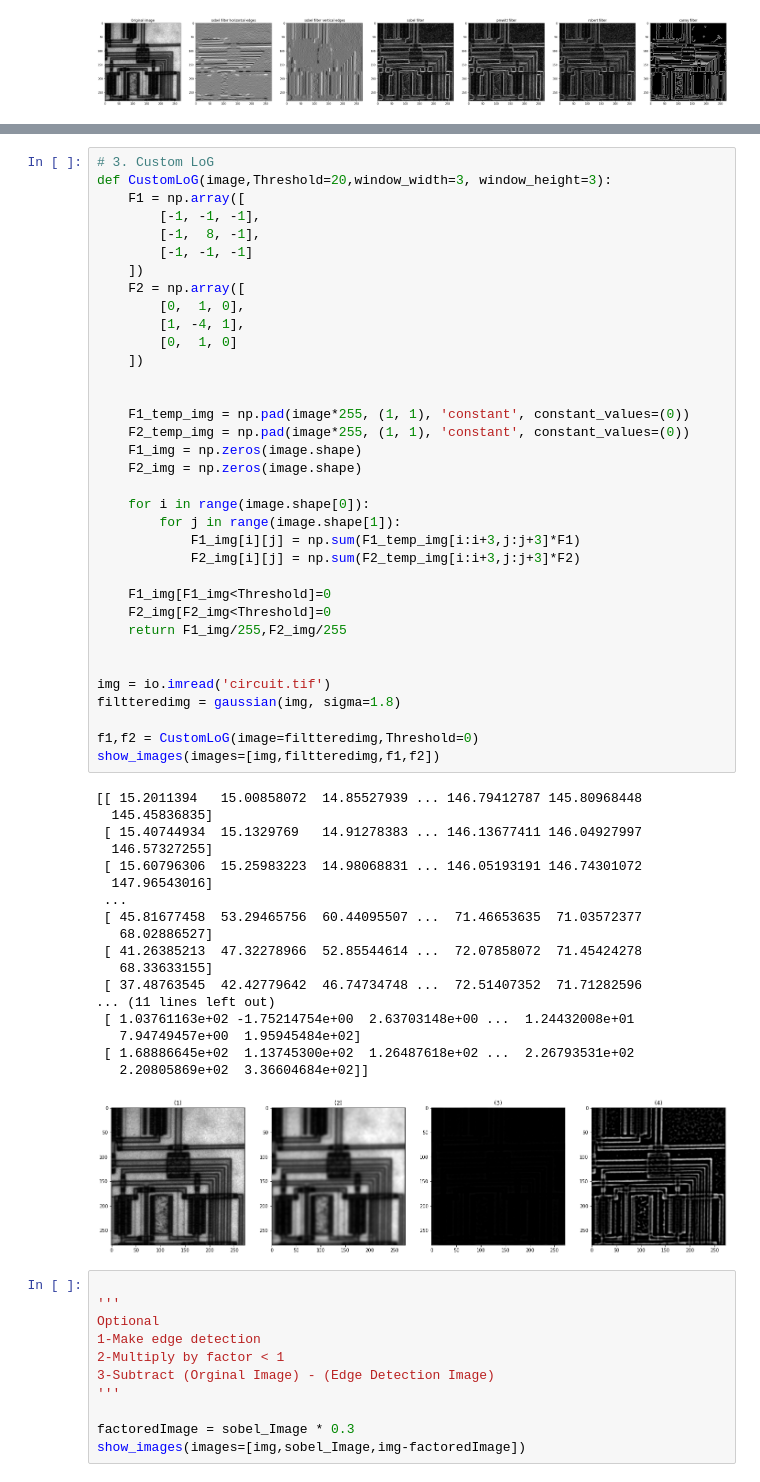
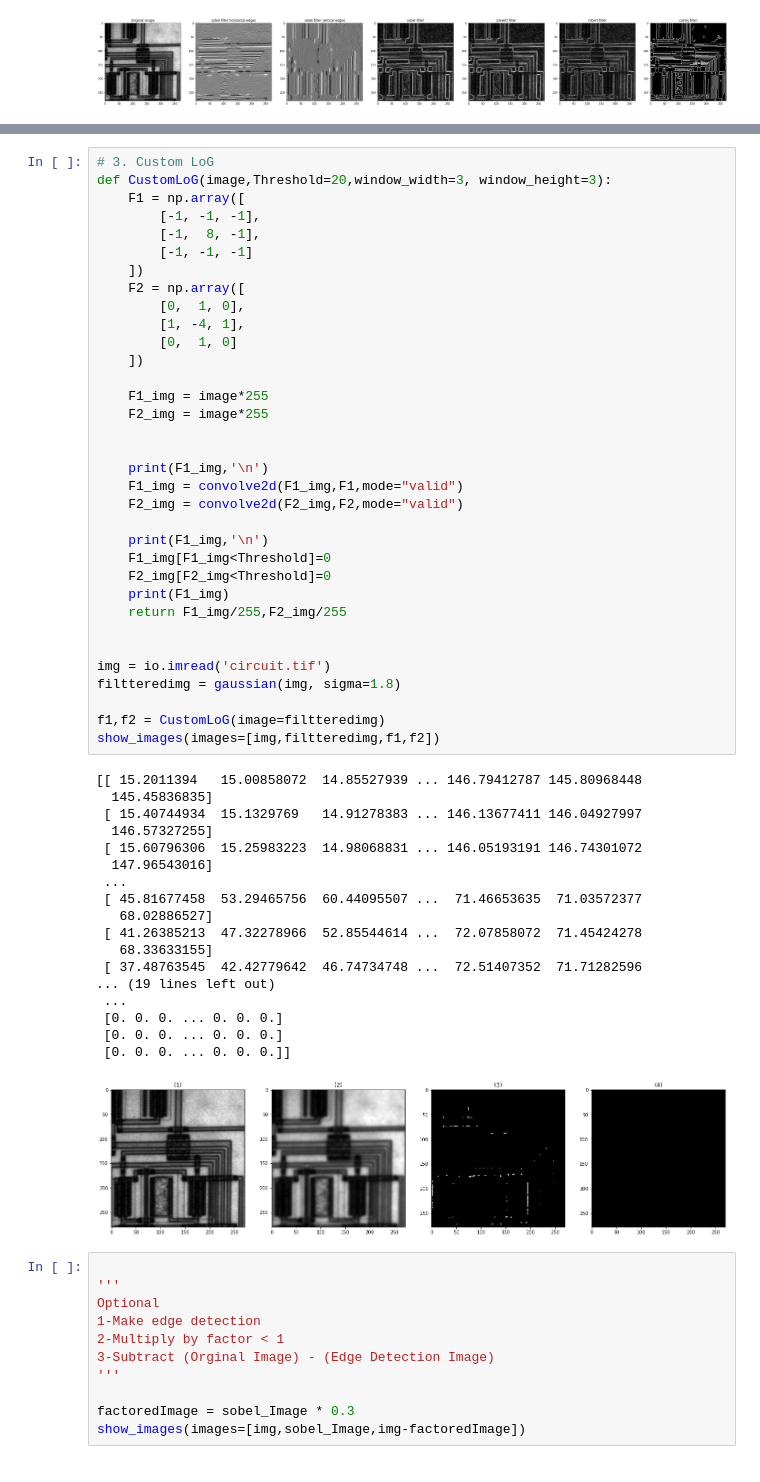
Before and after one commit to We2Am-BaSsem/IP-Labs, a Jupyter notebook: Lab5_Edge_Detection_STD/Lab_Edge_Detection_STD.ipynb, the cells around one changed output, grey strips where cells are left out. Drawn from its saved outputs; the diff is of its cells as text.

```diff
--- a/Lab5_Edge_Detection_STD/Lab_Edge_Detection_STD.ipynb
+++ b/Lab5_Edge_Detection_STD/Lab_Edge_Detection_STD.ipynb
@@ -100,48 +96,47 @@ def CustomLoG(image,Threshold=20,window_width=3, window_height=3):
         [0,  1, 0],
         [1, -4, 1],
         [0,  1, 0]
     ])
 
+    F1_img = image*255
+    F2_img = image*255
 
-    F1_temp_img = np.pad(image*255, (1, 1), 'constant', constant_values=(0))
-    F2_temp_img = np.pad(image*255, (1, 1), 'constant', constant_values=(0))
-    F1_img = np.zeros(image.shape)
-    F2_img = np.zeros(image.shape)
 
-    for i in range(image.shape[0]):
-        for j in range(image.shape[1]):
-            F1_img[i][j] = np.sum(F1_temp_img[i:i+3,j:j+3]*F1)
-            F2_img[i][j] = np.sum(F2_temp_img[i:i+3,j:j+3]*F2)
+    print(F1_img,'\n')
+    F1_img = convolve2d(F1_img,F1,mode="valid")
+    F2_img = convolve2d(F2_img,F2,mode="valid")
 
+    print(F1_img,'\n')
     F1_img[F1_img<Threshold]=0
     F2_img[F2_img<Threshold]=0
+    print(F1_img)
     return F1_img/255,F2_img/255
 
 
 img = io.imread('circuit.tif')
 filtteredimg = gaussian(img, sigma=1.8)
 
-f1,f2 = CustomLoG(image=filtteredimg,Threshold=0)
+f1,f2 = CustomLoG(image=filtteredimg)
 show_images(images=[img,filtteredimg,f1,f2])
 # %% [output]
 [[ 15.2011394   15.00858072  14.85527939 ... 146.79412787 145.80968448
   145.45836835]
  [ 15.40744934  15.1329769   14.91278383 ... 146.13677411 146.04927997
   146.57327255]
  [ 15.60796306  15.25983223  14.98068831 ... 146.05193191 146.74301072
   147.96543016]
  ...
  [ 45.81677458  53.29465756  60.44095507 ...  71.46653635  71.03572377
    68.02886527]
  [ 41.26385213  47.32278966  52.85544614 ...  72.07858072  71.45424278
    68.33633155]
  [ 37.48763545  42.42779642  46.74734748 ...  72.51407352  71.71282596
-... (11 lines left out)
- [ 1.03761163e+02 -1.75214754e+00  2.63703148e+00 ...  1.24432008e+01
-   7.94749457e+00  1.95945484e+02]
- [ 1.68886645e+02  1.13745300e+02  1.26487618e+02 ...  2.26793531e+02
-   2.20805869e+02  3.36604684e+02]]
+... (19 lines left out)
+ ...
+ [0. 0. 0. ... 0. 0. 0.]
+ [0. 0. 0. ... 0. 0. 0.]
+ [0. 0. 0. ... 0. 0. 0.]]
-[figure, old version]
+[figure, new version]
 # %%
 
 '''
```
Also changed, not shown: parts of 2 cells of this notebook.
